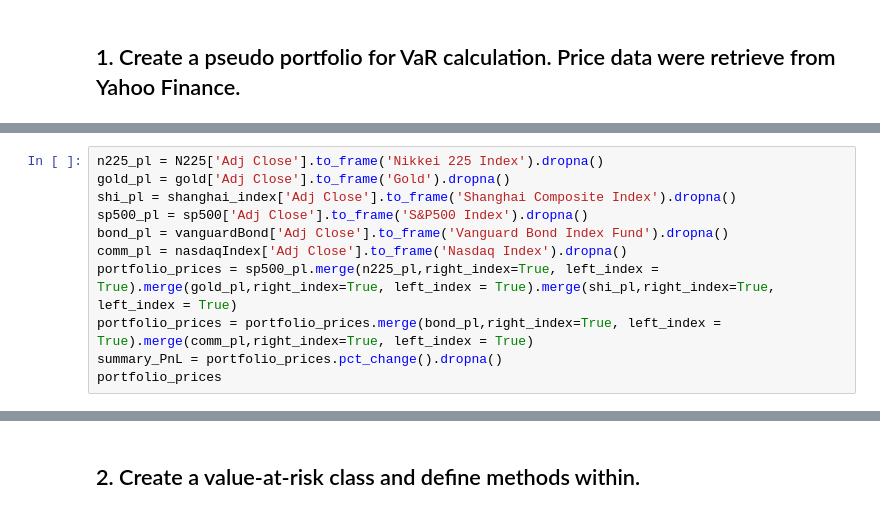
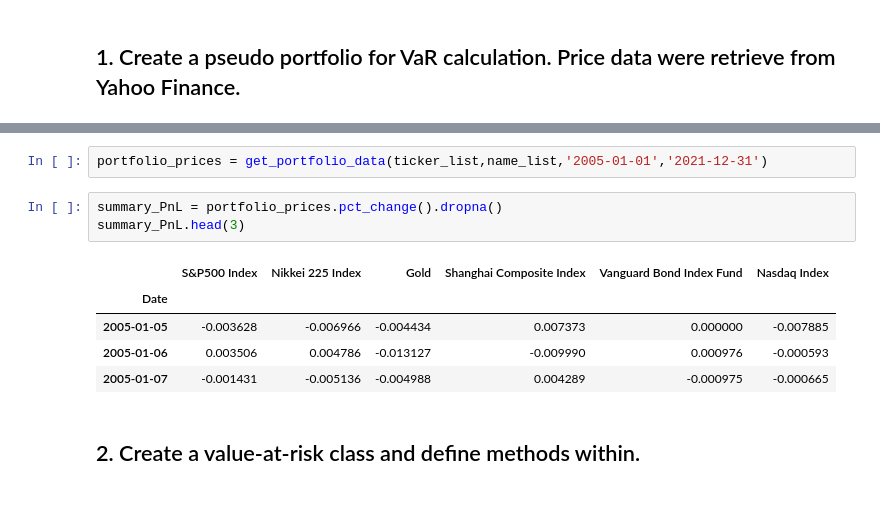
Before and after one commit to wilson-chen-GSMICS/market_risk_analysis, a Jupyter notebook: value-at-risk ver2.ipynb, the cells around one changed output, grey strips where cells are left out. Cells and saved outputs as stored; diff of their text form.

Commit message:
Add files via upload
Rewrite function to retrive data

```diff
--- a/value-at-risk ver2.ipynb
+++ b/value-at-risk ver2.ipynb
@@ -36,11 +26,0 @@ nasdaqIndex = web.DataReader('^IXIC', 'yahoo', start=start, end=end)
-# %%
-n225_pl = N225['Adj Close'].to_frame('Nikkei 225 Index').dropna()
-gold_pl = gold['Adj Close'].to_frame('Gold').dropna()
-shi_pl = shanghai_index['Adj Close'].to_frame('Shanghai Composite Index').dropna()
-sp500_pl = sp500['Adj Close'].to_frame('S&P500 Index').dropna()
-bond_pl = vanguardBond['Adj Close'].to_frame('Vanguard Bond Index Fund').dropna()
-comm_pl = nasdaqIndex['Adj Close'].to_frame('Nasdaq Index').dropna()
-portfolio_prices = sp500_pl.merge(n225_pl,right_index=True, left_index = True).merge(gold_pl,right_index=True, left_index = True).merge(shi_pl,right_index=True, left_index = True)
-portfolio_prices = portfolio_prices.merge(bond_pl,right_index=True, left_index = True).merge(comm_pl,right_index=True, left_index = True)
-summary_PnL = portfolio_prices.pct_change().dropna()
-portfolio_prices
@@ -65,3 +42,14 @@ weights = np.array([.30,.30,.05,.10,.20,.05])
+# %%
+portfolio_prices = get_portfolio_data(ticker_list,name_list,'2005-01-01','2021-12-31')
+# %%
+summary_PnL = portfolio_prices.pct_change().dropna()
+summary_PnL.head(3)
+# %% [output]
+|  | S&P500 Index | Nikkei 225 Index | Gold | Shanghai Composite Index | Vanguard Bond Index Fund | Nasdaq Index |
+| Date |  |  |  |  |  |  |
+| 2005-01-05 | -0.003628 | -0.006966 | -0.004434 | 0.007373 | 0.000000 | -0.007885 |
+| 2005-01-06 | 0.003506 | 0.004786 | -0.013127 | -0.009990 | 0.000976 | -0.000593 |
+| 2005-01-07 | -0.001431 | -0.005136 | -0.004988 | 0.004289 | -0.000975 | -0.000665 |
 # %% [markdown]
 ## 2. Create a value-at-risk class and define methods within.
 # %%
```
Also changed, not shown: parts of 9 cells of this notebook.
